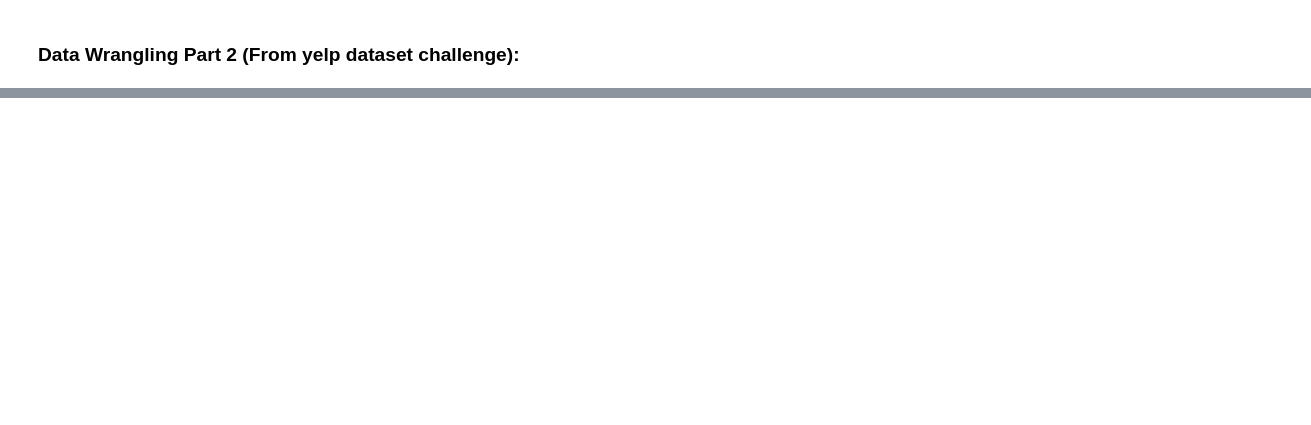
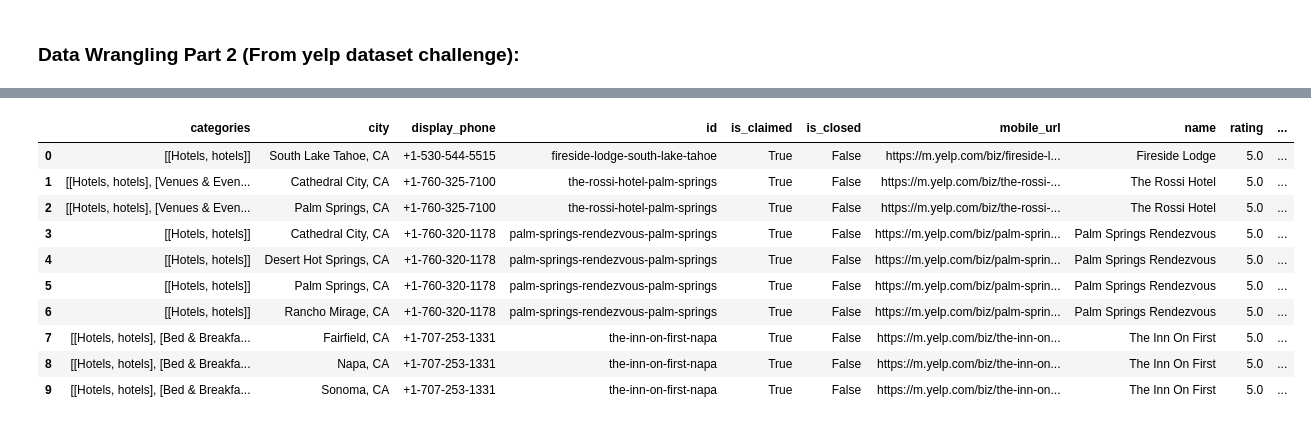
Before and after one commit to chloechen1995/STA-141B-Project, a Jupyter notebook: Yelp Project Analysis.ipynb, the cells around one changed output, grey strips where cells are left out. Cells and saved outputs as stored; diff of their text form; code cells hidden in the pictures; blank space fills up the shorter version.

```diff
--- a/Yelp Project Analysis.ipynb
+++ b/Yelp Project Analysis.ipynb
@@ -529,0 +381,6 @@ df_landmarks_final.head()
+# %%
+#plot
+data = [go.Bar(x= count_df[0],y= count_df[1])]
+layout = go.Layout(title='Top 10 most frequent category')
+fig = go.Figure(data=data, layout=layout)
+py.iplot(fig, filename = 'Top 10 most frequent category')
@@ -529,0 +389,14 @@ df_landmarks_final.head()
+# %%
+#restrict to only the category 'Hotels'
+df_limit_hotels = pd.DataFrame()
+for i in range(0, len(df_hotels_final)):
+    for j in range(0, len(df_hotels_final['categories'][i])):
+        if df_hotels_final['categories'][i][j] == [u'Hotels', u'hotels']:
+            df_limit_hotels = pd.concat([df_hotels_final.iloc[[i]],limit_hotels], ignore_index = True)
+# %%
+#get the average star rating (by City)
+hotel_rating = average_star_city(df_limit_hotels, 'rating')
+average_review = average_star_city(df_limit_hotels, 'review_count')
+# %%
+hotel_rating = pd.merge(hotel_rating, average_review, on= 'city')
+hotel_rating = pd.merge(hotel_rating, pd_geo, on='city')
@@ -529,0 +473,24 @@ df_landmarks_final.head()
+# %%
+#Top five hotels:
+best_10 = df_limit_hotels.groupby('rating')['review_count'].nlargest(10).reset_index()
+best_10 = pd.DataFrame(best_5)
+
+df_best_10 = pd.DataFrame()
+for i in range(0,len(best_5)):
+    if best_10['rating'][i] == 5.0:
+        data = df_limit_hotels.iloc[[best_10['level_1'][i]]]
+        df_best_10 = pd.concat([data,df_best_10],ignore_index = True)
+
+df_best_10
+# %% [output]
+|  | categories | city | display_phone | id | is_claimed | is_closed | mobile_url | name | rating | ... |
+| 0 | [[Hotels, hotels]] | South Lake Tahoe, CA | +1-530-544-5515 | fireside-lodge-south-lake-tahoe | True | False | https://m.yelp.com/biz/fireside-l... | Fireside Lodge | 5.0 | ... |
+| 1 | [[Hotels, hotels], [Venues & Even... | Cathedral City, CA | +1-760-325-7100 | the-rossi-hotel-palm-springs | True | False | https://m.yelp.com/biz/the-rossi-... | The Rossi Hotel | 5.0 | ... |
+| 2 | [[Hotels, hotels], [Venues & Even... | Palm Springs, CA | +1-760-325-7100 | the-rossi-hotel-palm-springs | True | False | https://m.yelp.com/biz/the-rossi-... | The Rossi Hotel | 5.0 | ... |
+| 3 | [[Hotels, hotels]] | Cathedral City, CA | +1-760-320-1178 | palm-springs-rendezvous-palm-springs | True | False | https://m.yelp.com/biz/palm-sprin... | Palm Springs Rendezvous | 5.0 | ... |
+| 4 | [[Hotels, hotels]] | Desert Hot Springs, CA | +1-760-320-1178 | palm-springs-rendezvous-palm-springs | True | False | https://m.yelp.com/biz/palm-sprin... | Palm Springs Rendezvous | 5.0 | ... |
+| 5 | [[Hotels, hotels]] | Palm Springs, CA | +1-760-320-1178 | palm-springs-rendezvous-palm-springs | True | False | https://m.yelp.com/biz/palm-sprin... | Palm Springs Rendezvous | 5.0 | ... |
+| 6 | [[Hotels, hotels]] | Rancho Mirage, CA | +1-760-320-1178 | palm-springs-rendezvous-palm-springs | True | False | https://m.yelp.com/biz/palm-sprin... | Palm Springs Rendezvous | 5.0 | ... |
+| 7 | [[Hotels, hotels], [Bed & Breakfa... | Fairfield, CA | +1-707-253-1331 | the-inn-on-first-napa | True | False | https://m.yelp.com/biz/the-inn-on... | The Inn On First | 5.0 | ... |
+| 8 | [[Hotels, hotels], [Bed & Breakfa... | Napa, CA | +1-707-253-1331 | the-inn-on-first-napa | True | False | https://m.yelp.com/biz/the-inn-on... | The Inn On First | 5.0 | ... |
+| 9 | [[Hotels, hotels], [Bed & Breakfa... | Sonoma, CA | +1-707-253-1331 | the-inn-on-first-napa | True | False | https://m.yelp.com/biz/the-inn-on... | The Inn On First | 5.0 | ... |
```
Also changed, not shown: parts of 55 cells of this notebook, 1 other file.
